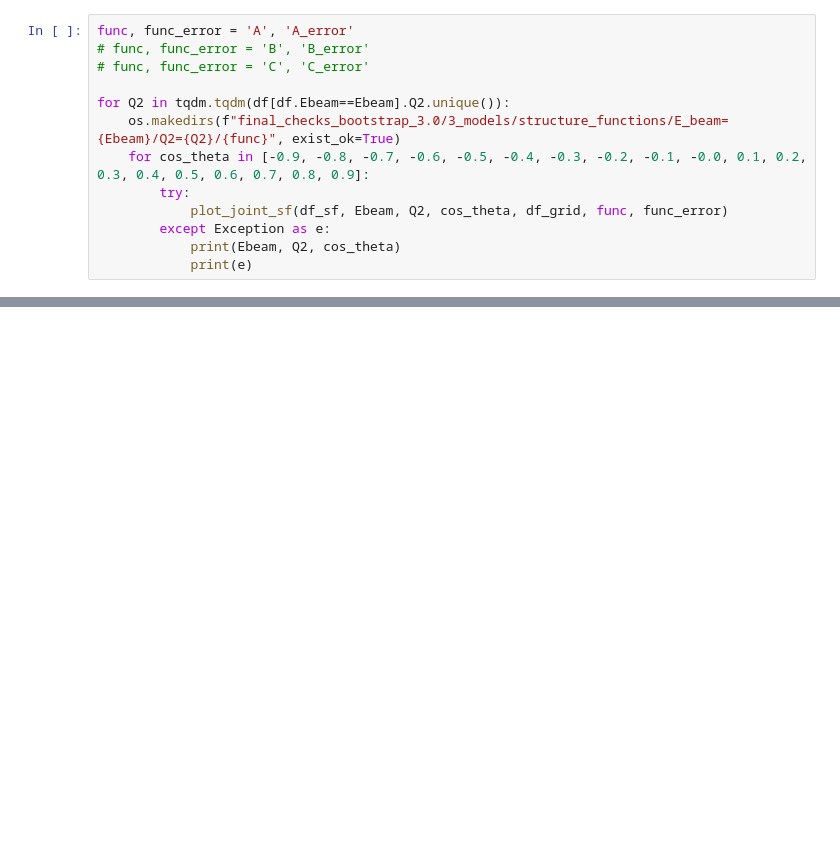
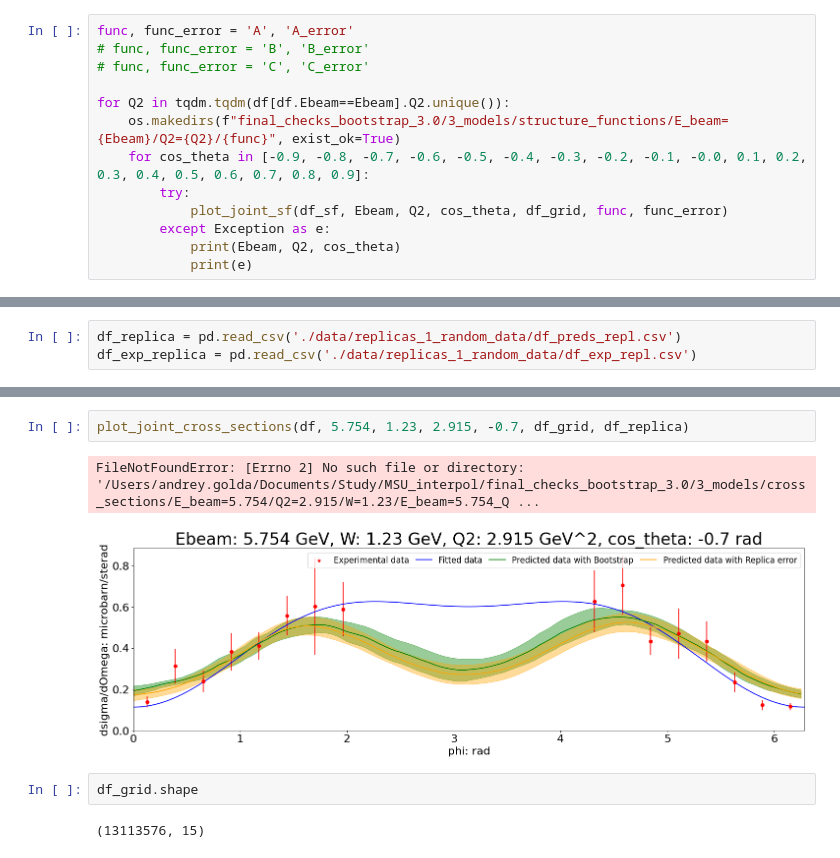
Before and after one commit to a-golda/MSU_interpol, a Jupyter notebook: checks_unified.ipynb, the cells around one changed output, grey strips where cells are left out. Cells and saved outputs as stored; diff of their text form; blank space fills up the shorter version.

Commit message:
cross-section replica vs bootstrap

```diff
--- a/checks_unified.ipynb
+++ b/checks_unified.ipynb
@@ -839,0 +830,3 @@ for Q2 in tqdm.tqdm(df[df.Ebeam==Ebeam].Q2.unique()):
+# %%
+df_replica = pd.read_csv('./data/replicas_1_random_data/df_preds_repl.csv')
+df_exp_replica = pd.read_csv('./data/replicas_1_random_data/df_exp_repl.csv')
@@ -839,0 +940,9 @@ for Q2 in tqdm.tqdm(df[df.Ebeam==Ebeam].Q2.unique()):
+# %%
+plot_joint_cross_sections(df, 5.754, 1.23, 2.915, -0.7, df_grid, df_replica)
+# %% [output]
+FileNotFoundError: [Errno 2] No such file or directory: '/Users/andrey.golda/Documents/Study/MSU_interpol/final_checks_bootstrap_3.0/3_models/cross_sections/E_beam=5.754/Q2=2.915/W=1.23/E_beam=5.754_Q ...
+[figure, added]
+# %%
+df_grid.shape
+# %% [output]
+(13113576, 15)
```
Also changed, not shown: parts of 7 cells of this notebook, 1 other file.
